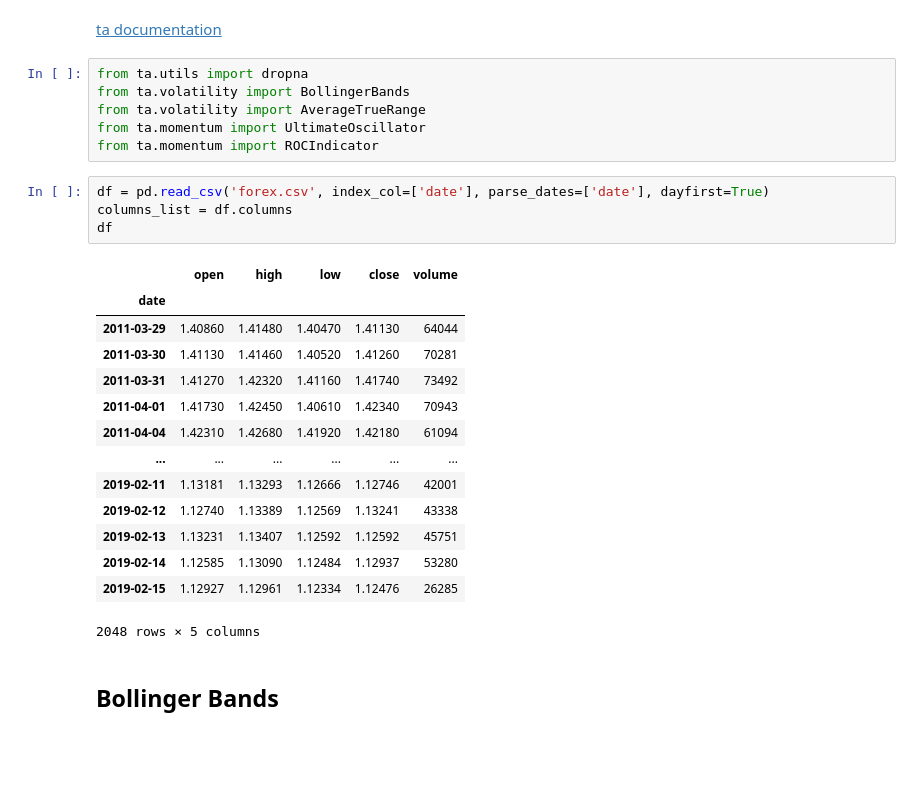
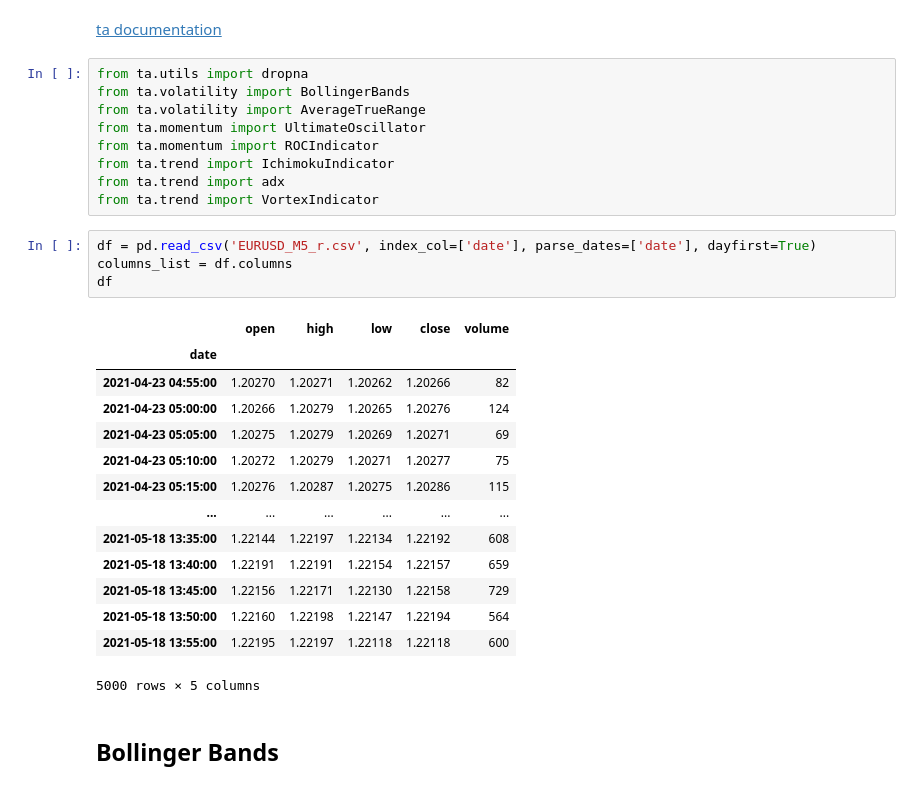
Before and after one commit to razmarrus/diploma, a Jupyter notebook: Features_Engineering.ipynb, the cells around one changed output. Saved outputs shown, nothing was run; the diff lists cells and outputs as text; blank space fills up the shorter version.

```diff
--- a/Features_Engineering.ipynb
+++ b/Features_Engineering.ipynb
@@ -20,25 +20,28 @@ from ta.volatility import BollingerBands
 from ta.volatility import AverageTrueRange
 from ta.momentum import UltimateOscillator
 from ta.momentum import ROCIndicator
+from ta.trend import IchimokuIndicator
+from ta.trend import adx
+from ta.trend import VortexIndicator
 # %%
-df = pd.read_csv('forex.csv', index_col=['date'], parse_dates=['date'], dayfirst=True)
+df = pd.read_csv('EURUSD_M5_r.csv', index_col=['date'], parse_dates=['date'], dayfirst=True)
 columns_list = df.columns
 df
 # %% [output]
 |  | open | high | low | close | volume |
 | date |  |  |  |  |  |
-| 2011-03-29 | 1.40860 | 1.41480 | 1.40470 | 1.41130 | 64044 |
-| 2011-03-30 | 1.41130 | 1.41460 | 1.40520 | 1.41260 | 70281 |
-| 2011-03-31 | 1.41270 | 1.42320 | 1.41160 | 1.41740 | 73492 |
-| 2011-04-01 | 1.41730 | 1.42450 | 1.40610 | 1.42340 | 70943 |
-| 2011-04-04 | 1.42310 | 1.42680 | 1.41920 | 1.42180 | 61094 |
+| 2021-04-23 04:55:00 | 1.20270 | 1.20271 | 1.20262 | 1.20266 | 82 |
+| 2021-04-23 05:00:00 | 1.20266 | 1.20279 | 1.20265 | 1.20276 | 124 |
+| 2021-04-23 05:05:00 | 1.20275 | 1.20279 | 1.20269 | 1.20271 | 69 |
+| 2021-04-23 05:10:00 | 1.20272 | 1.20279 | 1.20271 | 1.20277 | 75 |
+| 2021-04-23 05:15:00 | 1.20276 | 1.20287 | 1.20275 | 1.20286 | 115 |
 | ... | ... | ... | ... | ... | ... |
-| 2019-02-11 | 1.13181 | 1.13293 | 1.12666 | 1.12746 | 42001 |
-| 2019-02-12 | 1.12740 | 1.13389 | 1.12569 | 1.13241 | 43338 |
-| 2019-02-13 | 1.13231 | 1.13407 | 1.12592 | 1.12592 | 45751 |
-| 2019-02-14 | 1.12585 | 1.13090 | 1.12484 | 1.12937 | 53280 |
-| 2019-02-15 | 1.12927 | 1.12961 | 1.12334 | 1.12476 | 26285 |
+| 2021-05-18 13:35:00 | 1.22144 | 1.22197 | 1.22134 | 1.22192 | 608 |
+| 2021-05-18 13:40:00 | 1.22191 | 1.22191 | 1.22154 | 1.22157 | 659 |
+| 2021-05-18 13:45:00 | 1.22156 | 1.22171 | 1.22130 | 1.22158 | 729 |
+| 2021-05-18 13:50:00 | 1.22160 | 1.22198 | 1.22147 | 1.22194 | 564 |
+| 2021-05-18 13:55:00 | 1.22195 | 1.22197 | 1.22118 | 1.22118 | 600 |
-2048 rows × 5 columns
+5000 rows × 5 columns
 # %% [markdown]
 ## Bollinger Bands
 # %%
```
Also changed, not shown: parts of 22 cells of this notebook, 2 other files.
